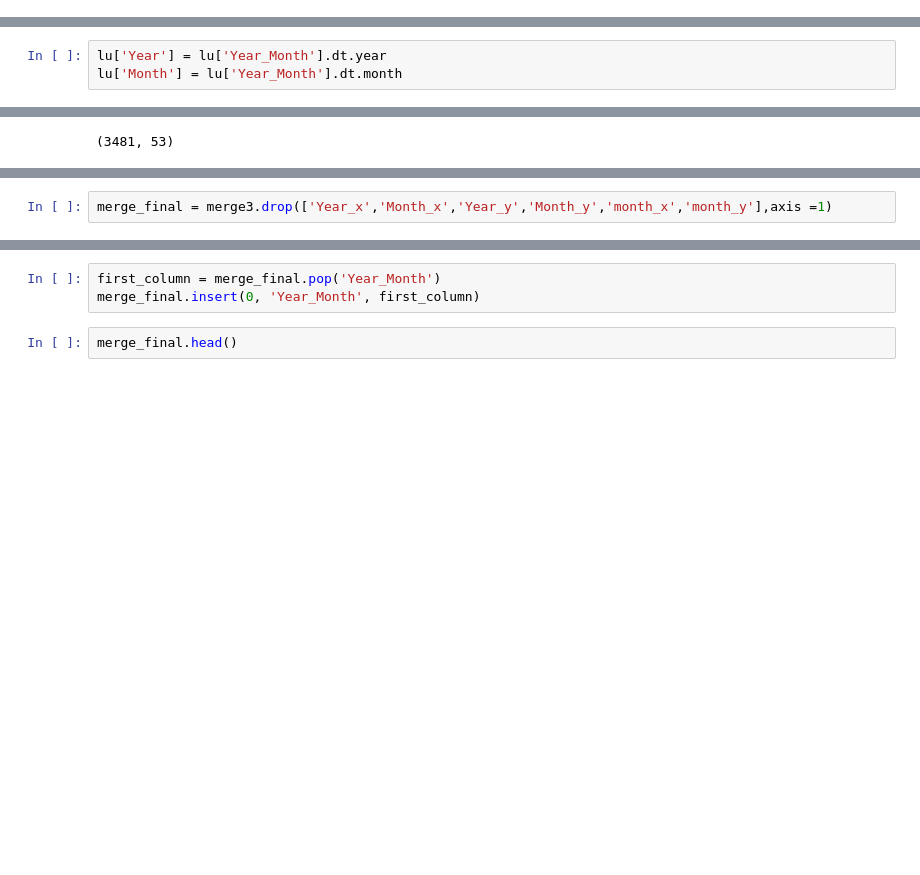
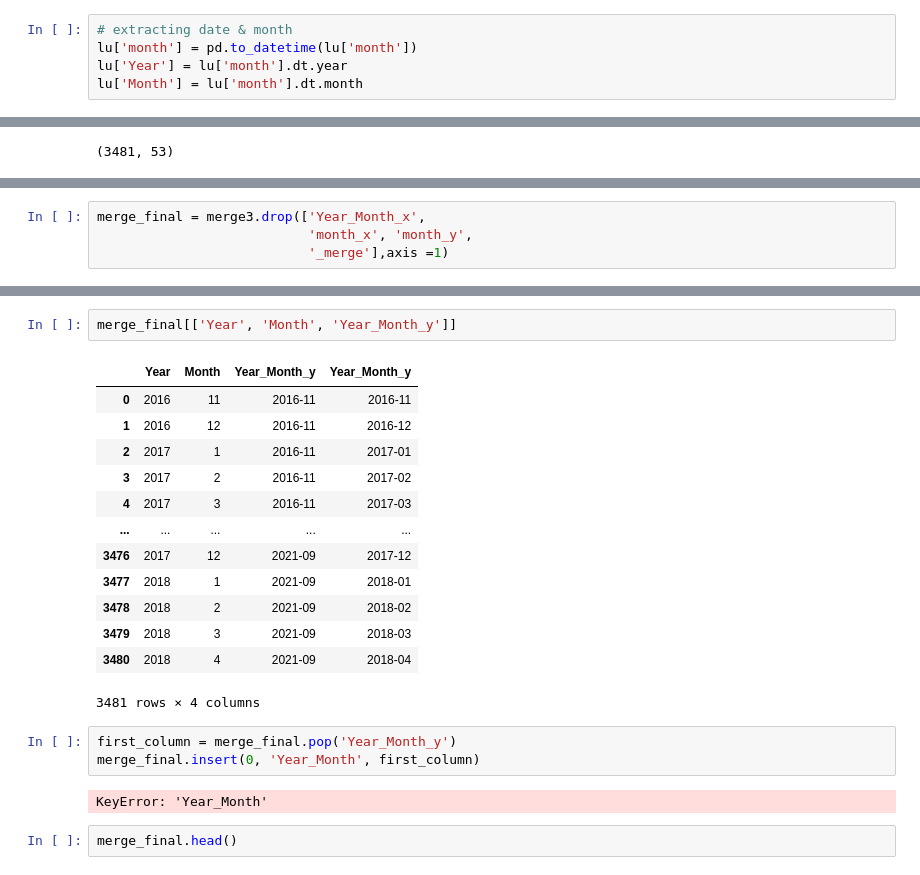
Before and after one commit to glpincus/NYCclean_ML4C, a Jupyter notebook: Data/NYCclean_Merging.ipynb, the cells around one changed output, grey strips where cells are left out. Cells and saved outputs as stored; diff of their text form; blank space fills up the shorter version.

Commit message:
fixed merge but trying to check alignment of dates

```diff
--- a/Data/NYCclean_Merging.ipynb
+++ b/Data/NYCclean_Merging.ipynb
@@ -146,6 +148,11 @@ ses.head()
 | 4 | 15.8 | 9.7 | 27.7 | 1.9 | 34.7 | 54.0 | 41.9 | ... |
 # %% [markdown]
 ### lu
+# %%
+# extracting date & month
+lu['month'] = pd.to_datetime(lu['month'])
+lu['Year'] = lu['month'].dt.year
+lu['Month'] = lu['month'].dt.month
 # %%
 lu['Year_Month'] = pd.to_datetime(ses['month']).dt.to_period('M')
 # %%
@@ -306,9 +275,6 @@ merge2 = pd.merge(merge1, ses, on=['Year', 'Month', 'CD'])
 merge2.shape
 # %% [output]
 (3481, 40)
-# %%
-lu['Year'] = lu['Year_Month'].dt.year
-lu['Month'] = lu['Year_Month'].dt.month
 # %%
 merge3 = merge2.merge(lu, on=['Year', 'Month', 'CD'], indicator=True, how='left')
 merge3.shape
@@ -393,5 +307,7 @@ Index(['CD', 'Year_x', 'Month_x', 'REFUSETONSCOLLECTED', 'PAPERTONSCOLLECTED',
 # %%
-merge_final = merge3.drop(['Year_x','Month_x','Year_y','Month_y','month_x','month_y'],axis =1)
+merge_final = merge3.drop(['Year_Month_x',
+                           'month_x', 'month_y',
+                           '_merge'],axis =1)
 # %%
 merge_final.shape
 # %% [output]
@@ -399,6 +333,24 @@ merge_final.shape
+# %%
+merge_final[['Year', 'Month', 'Year_Month_y']]
+# %% [output]
+|  | Year | Month | Year_Month_y | Year_Month_y |
+| 0 | 2016 | 11 | 2016-11 | 2016-11 |
+| 1 | 2016 | 12 | 2016-11 | 2016-12 |
+| 2 | 2017 | 1 | 2016-11 | 2017-01 |
+| 3 | 2017 | 2 | 2016-11 | 2017-02 |
+| 4 | 2017 | 3 | 2016-11 | 2017-03 |
+| ... | ... | ... | ... | ... |
+| 3476 | 2017 | 12 | 2021-09 | 2017-12 |
+| 3477 | 2018 | 1 | 2021-09 | 2018-01 |
+| 3478 | 2018 | 2 | 2021-09 | 2018-02 |
+| 3479 | 2018 | 3 | 2021-09 | 2018-03 |
+| 3480 | 2018 | 4 | 2021-09 | 2018-04 |
+3481 rows × 4 columns
 # %%
-first_column = merge_final.pop('Year_Month')
+first_column = merge_final.pop('Year_Month_y')
 merge_final.insert(0, 'Year_Month', first_column)
+# %% [output]
+KeyError: 'Year_Month'
 # %%
 merge_final.head()
 # %% [output]
```
Also changed, not shown: parts of 25 cells of this notebook.
